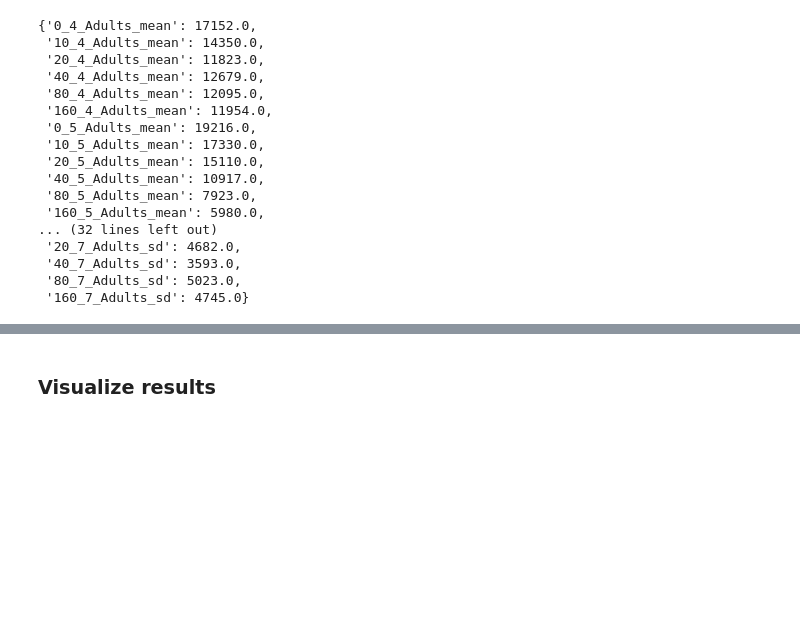
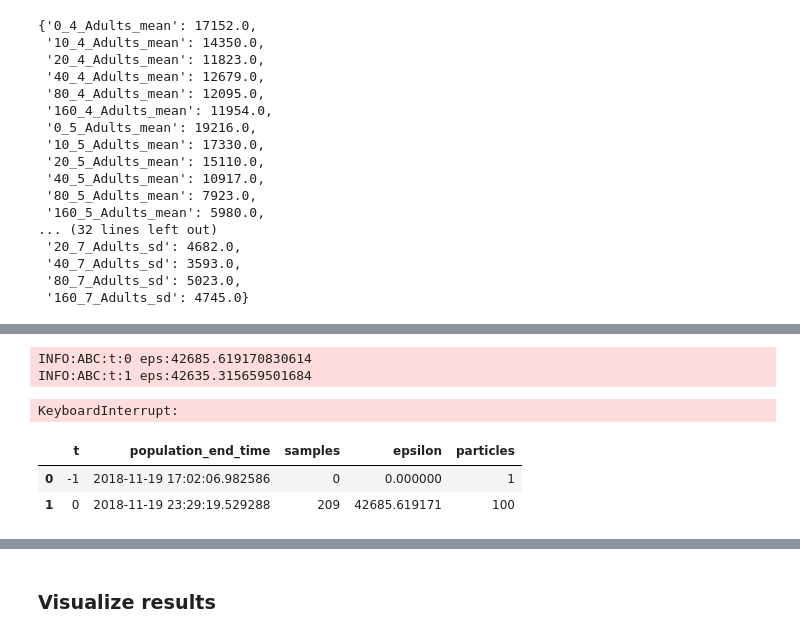
Before and after one commit to JeffreyMinucci/bee_neonic_abc, a Jupyter notebook: pyabc_test.ipynb, the cells around one changed output, grey strips where cells are left out. Saved outputs shown, nothing was run; the diff lists cells and outputs as text; code cells hidden in the pictures; blank space fills up the shorter version.

```diff
--- a/pyabc_test.ipynb
+++ b/pyabc_test.ipynb
@@ -101,2 +110,13 @@ KeyboardInterrupt:
 # %%
-history = abc.run(max_nr_populations=2, minimum_epsilon=0)
+history = abc.run(max_nr_populations=3, minimum_epsilon=0)
+# %% [output]
+INFO:ABC:t:0 eps:42685.619170830614
+INFO:ABC:t:1 eps:42635.315659501684
+KeyboardInterrupt:
+# %%
+pop_data = history.get_all_populations()
+pop_data
+# %% [output]
+|  | t | population_end_time | samples | epsilon | particles |
+| 0 | -1 | 2018-11-19 17:02:06.982586 | 0 | 0.000000 | 1 |
+| 1 | 0 | 2018-11-19 23:29:19.529288 | 209 | 42685.619171 | 100 |
```
Also changed, not shown: parts of 17 cells of this notebook.
